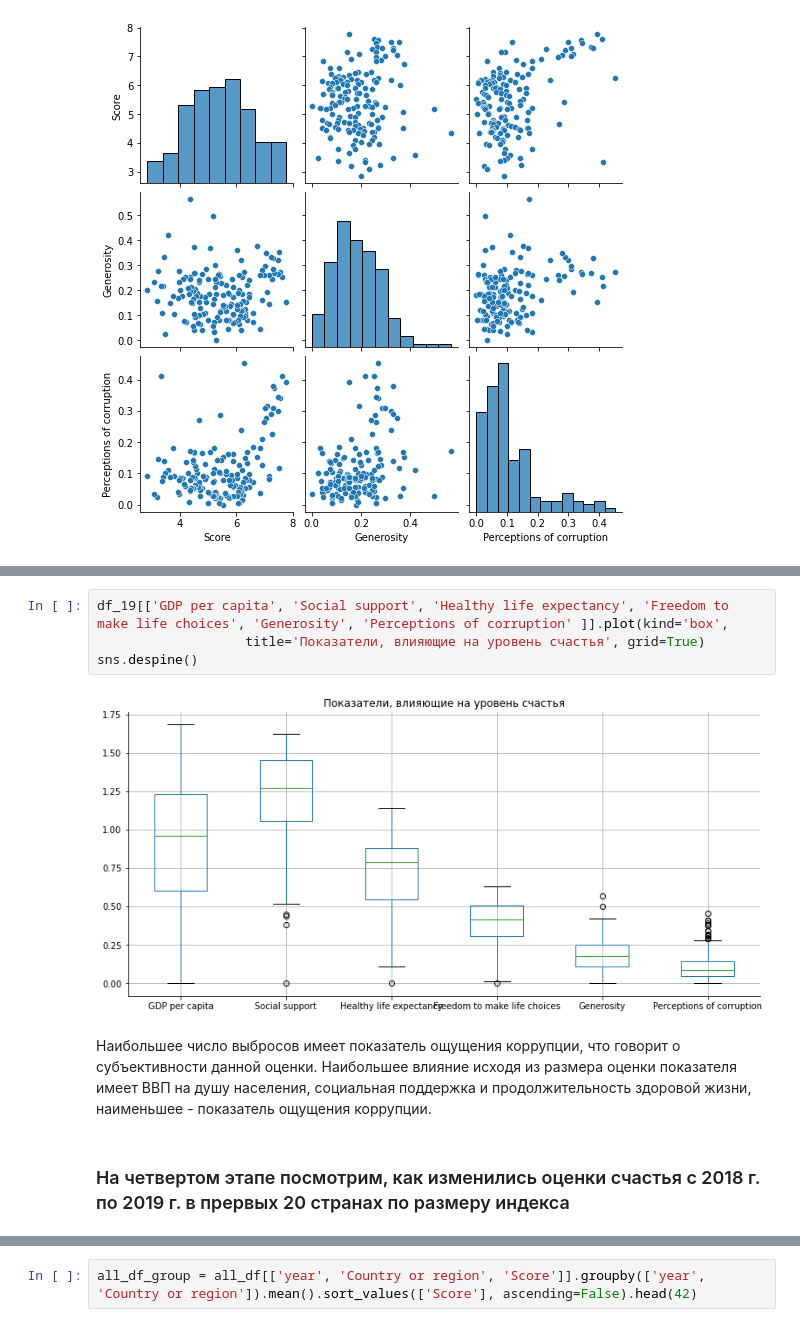
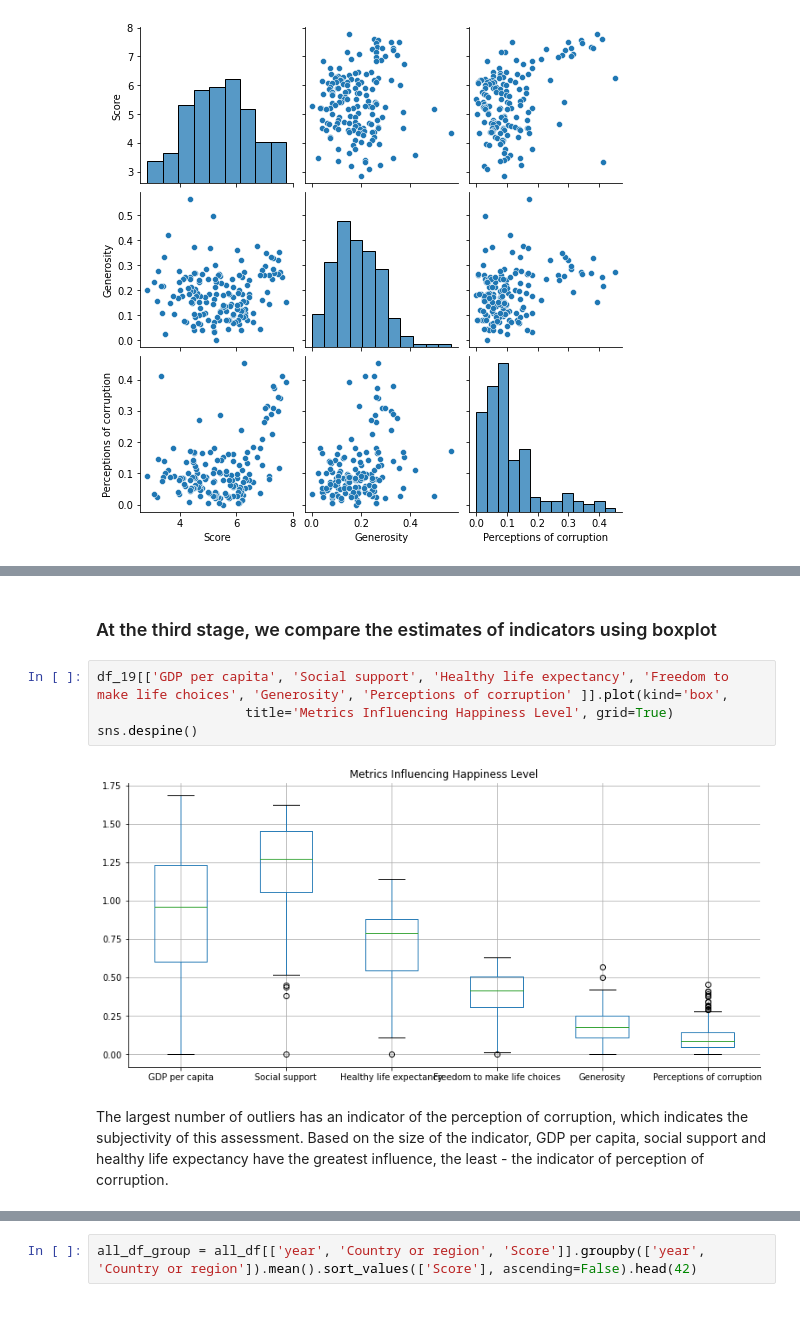
Before and after one commit to ConveroMursa/Data_Analysis, a Jupyter notebook: EDA_projects/EDA_happiness/visualization.ipynb, the cells around one changed output, grey strips where cells are left out. Drawn from its saved outputs; the diff is of its cells as text.

```diff
--- a/EDA_projects/EDA_happiness/visualization.ipynb
+++ b/EDA_projects/EDA_happiness/visualization.ipynb
@@ -112,10 +96,10 @@ sns.despine()
+# %% [markdown]
+### At the third stage, we compare the estimates of indicators using boxplot
 # %%
 df_19[['GDP per capita', 'Social support', 'Healthy life expectancy', 'Freedom to make life choices', 'Generosity', 'Perceptions of corruption' ]].plot(kind='box',
-                   title='Показатели, влияющие на уровень счастья', grid=True)
+                   title='Metrics Influencing Happiness Level', grid=True)
 sns.despine()
 # %% [output]
-[figure, old version]
+[figure, new version]
-# %% [markdown]
-Наибольшее число выбросов имеет показатель ощущения коррупции, что говорит о субъективности данной оценки. Наибольшее влияние исходя из размера оценки показателя имеет ВВП на душу населения, социальная поддержка и продолжительность здоровой жизни, наименьшее - показатель ощущения коррупции.
-# %% [markdown]
-### На четвертом этапе посмотрим, как изменились оценки счастья с 2018 г. по 2019 г. в прервых 20 странах по размеру индекса
+# %% [markdown]
+The largest number of outliers has an indicator of the perception of corruption, which indicates the subjectivity of this assessment. Based on the size of the indicator, GDP per capita, social support and healthy life expectancy have the greatest influence, the least - the indicator of perception of corruption.
```
Also changed, not shown: parts of 35 cells of this notebook, 12 other files.
